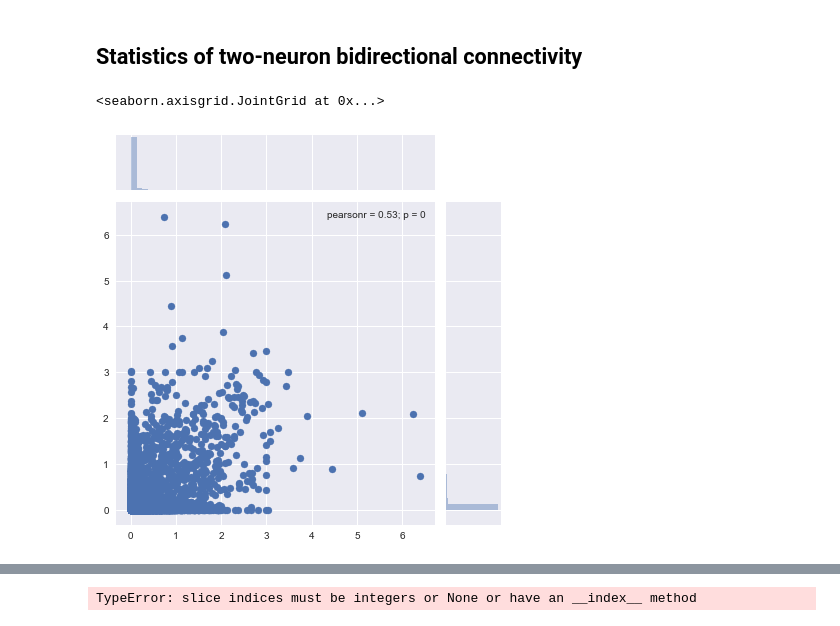
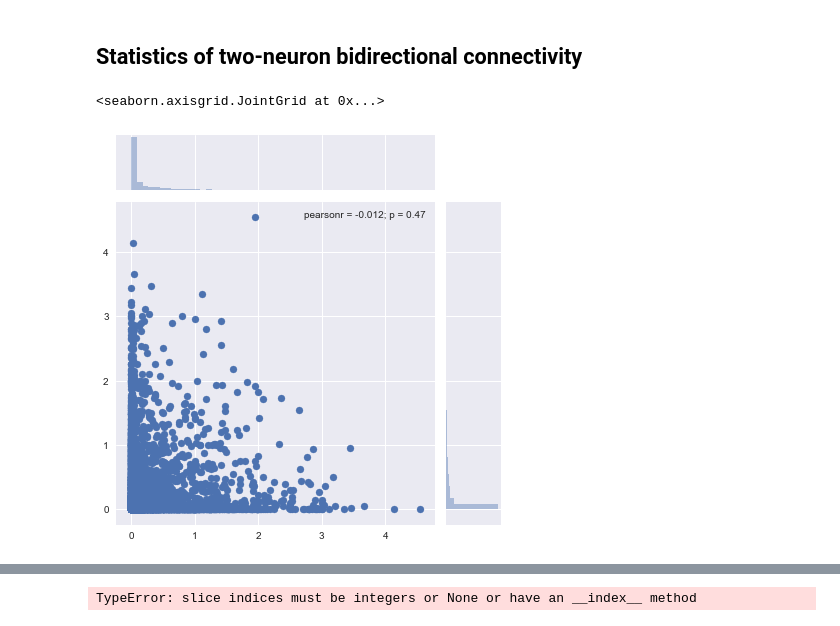
Before and after one commit to jlamweil/cortex-connect, a Jupyter notebook: main.ipynb, the cells around one changed output, grey strips where cells are left out. Saved outputs shown, nothing was run; the diff lists cells and outputs as text; code cells hidden in the pictures.

```diff
--- a/main.ipynb
+++ b/main.ipynb
@@ -225,9 +235,9 @@ print(connectionProba)
 # %%
 #Figure 3A
 
 import seaborn as sns
 
-sns.jointplot(w, w.T, kind = 'scatter')
+sns.jointplot(w[w>0], w.T[w.T>0], kind = 'scatter')
 # %% [output]
 <seaborn.axisgrid.JointGrid at 0x...>
-[figure, old version]
+[figure, new version]
```
Also changed, not shown: parts of 22 cells of this notebook.
